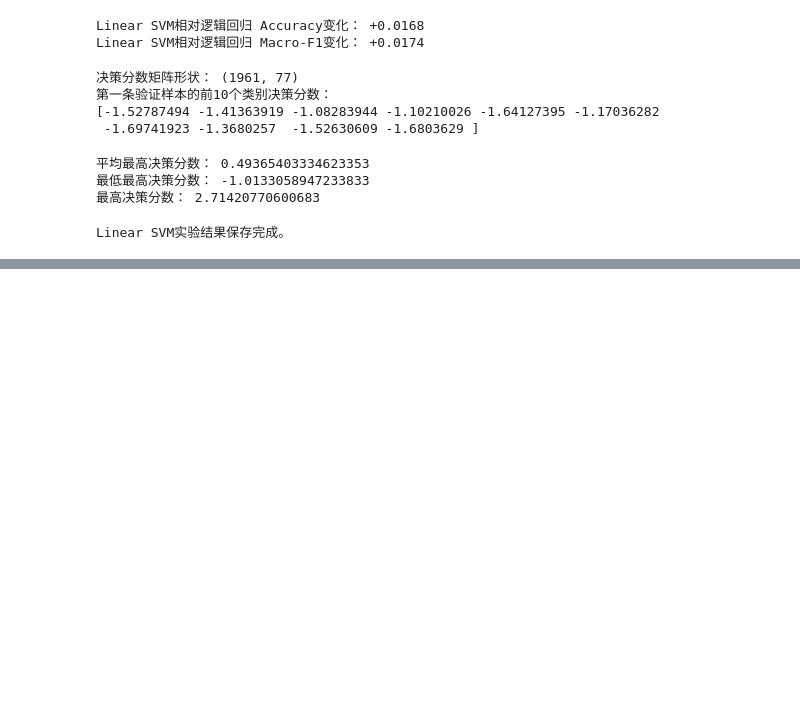
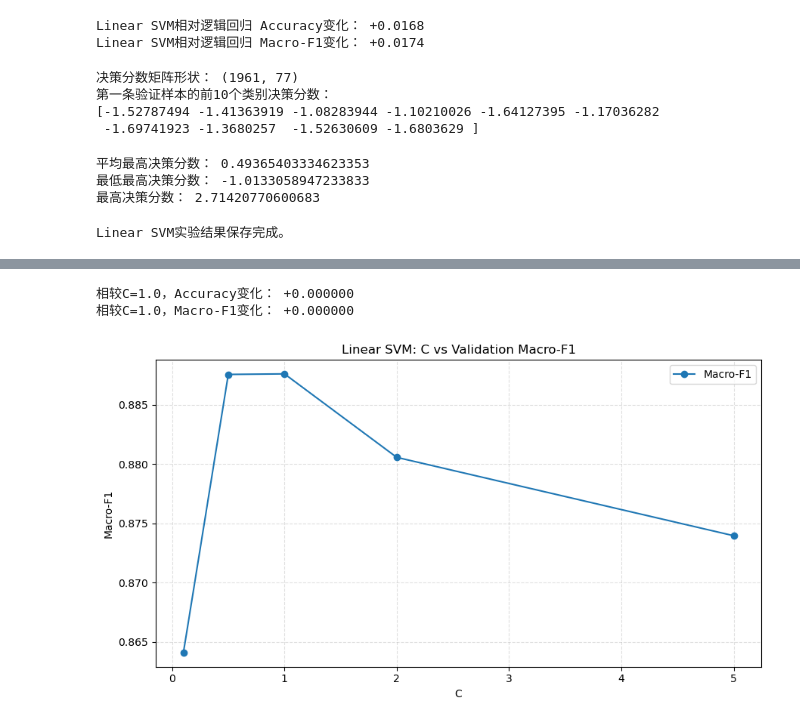
Before and after one commit to shdbdud/customer-ticket-routing, a Jupyter notebook: note.ipynb, the cells around one changed output, grey strips where cells are left out. Drawn from its saved outputs; the diff is of its cells as text; code cells hidden in the pictures; blank space fills up the shorter version.

Commit message:
feat: add Linear SVM  hyperparameter tuning

```diff
--- a/note.ipynb
+++ b/note.ipynb
@@ -2770,0 +2773,12 @@ Linear SVM实验结果保存完成。
+# %%
+# Cell 103：定义需要测试的C值
+
+C_VALUES = [
+    0.1,
+    0.5,
+    1.0,
+    2.0,
+    5.0
+]
+
+print("准备测试的C值：", C_VALUES)
@@ -2770,0 +2980,68 @@ Linear SVM实验结果保存完成。
+# %%
+# Cell 108：比较调参前后的性能
+
+original_svm_accuracy = 0.890362
+original_svm_macro_f1 = 0.887610
+
+accuracy_improvement = (
+    best_validation_accuracy
+    - original_svm_accuracy
+)
+
+macro_f1_improvement = (
+    best_validation_macro_f1
+    - original_svm_macro_f1
+)
+
+print(
+    "相较C=1.0，Accuracy变化：",
+    f"{accuracy_improvement:+.6f}"
+)
+
+print(
+    "相较C=1.0，Macro-F1变化：",
+    f"{macro_f1_improvement:+.6f}"
+)
+# %% [output]
+相较C=1.0，Accuracy变化： +0.000000
+相较C=1.0，Macro-F1变化： +0.000000
+# %%
+# Cell 109：绘制C与Macro-F1之间的关系
+
+import matplotlib.pyplot as plt
+
+
+figure, axis = plt.subplots(
+    figsize=(9, 5)
+)
+
+axis.plot(
+    svm_tuning_df["C"],
+    svm_tuning_df["macro_f1"],
+    marker="o",
+    label="Macro-F1"
+)
+
+axis.set_title(
+    "Linear SVM: C vs Validation Macro-F1"
+)
+
+axis.set_xlabel(
+    "C"
+)
+
+axis.set_ylabel(
+    "Macro-F1"
+)
+
+axis.grid(
+    linestyle="--",
+    alpha=0.4
+)
+
+axis.legend()
+
+plt.tight_layout()
+plt.show()
+# %% [output]
+[figure, added]
```
Also changed, not shown: parts of 23 cells of this notebook, 6 other files.
